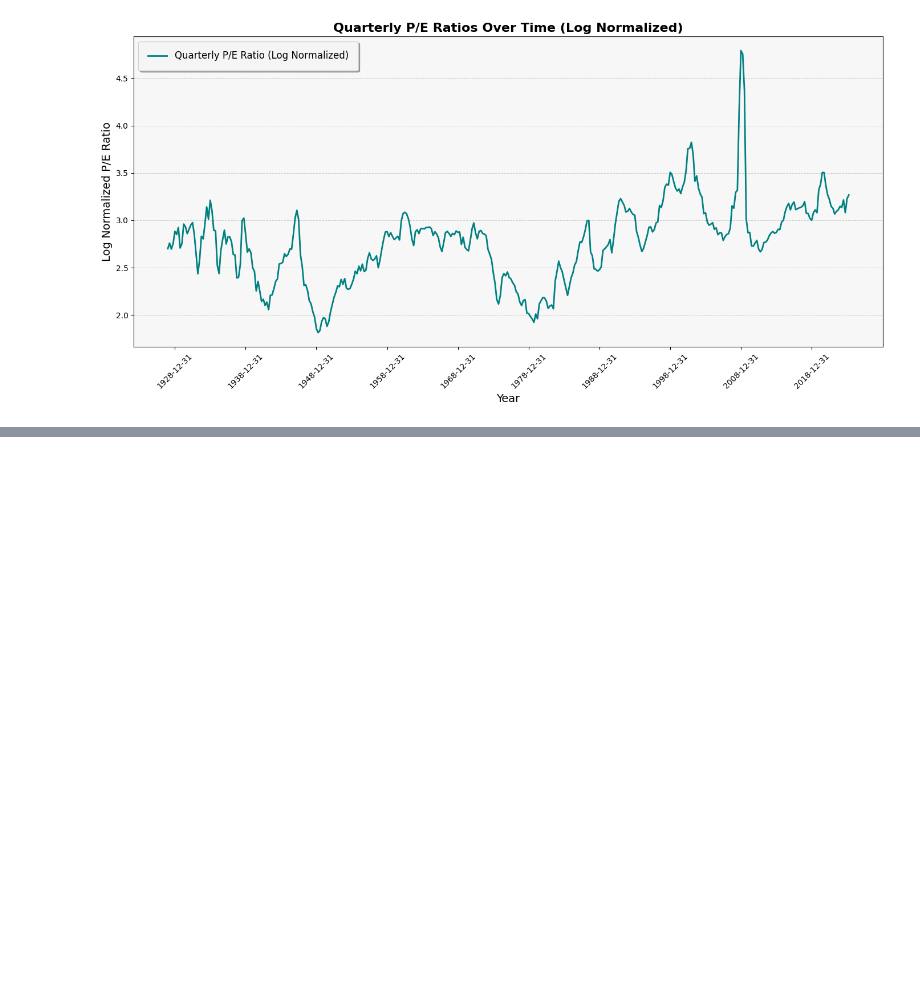
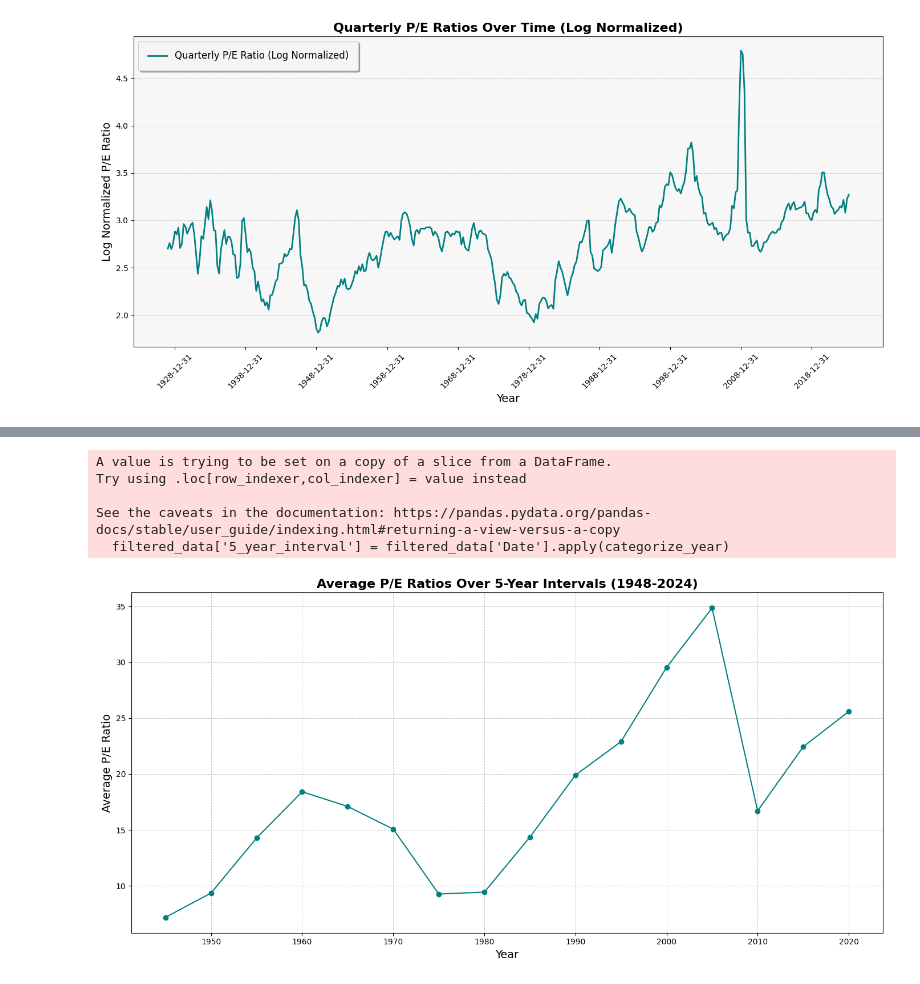
Before and after one commit to blakeziegler/AssetAllocationProj, a Jupyter notebook: Python/multiples/multiples.ipynb, the cells around one changed output, grey strips where cells are left out. Cells and saved outputs as stored; diff of their text form; code cells hidden in the pictures; blank space fills up the shorter version.

Commit message:
pe forecast done

```diff
--- a/Python/multiples/multiples.ipynb
+++ b/Python/multiples/multiples.ipynb
@@ -197,0 +214,51 @@ Average P/E Ratios:
+# %%
+import pandas as pd
+import matplotlib.pyplot as plt
+
+# Load the data
+pe_quarterly = pd.read_csv("pe_ratio_clean_total.csv")
+
+# Convert 'Date' column to datetime if not already done
+pe_quarterly['Date'] = pd.to_datetime(pe_quarterly['Date'], format='%Y-%m-%d')
+
+# Filter the data for the specified range (1948-2024)
+start_year = 1948
+end_year = 2024
+filtered_data = pe_quarterly[(pe_quarterly['Date'].dt.year >= start_year) & (pe_quarterly['Date'].dt.year <= end_year)]
+
+# Define a function to categorize into 5-year intervals
+def categorize_year(date):
+    year = date.year
+    return f"{year // 5 * 5}-{year // 5 * 5 + 4}"
+
+# Apply the function to create a new column for 5-year intervals
+filtered_data['5_year_interval'] = filtered_data['Date'].apply(categorize_year)
+
+# Calculate the average for each 5-year interval
+averages_5_years = filtered_data.groupby('5_year_interval')['value'].mean().reset_index()
+
+# Convert the '5_year_interval' to a suitable format for plotting
+averages_5_years['start_year'] = averages_5_years['5_year_interval'].apply(lambda x: int(x.split('-')[0]))
+
+# Plot the 5-year interval averages
+plt.figure(figsize=(14, 7))
+plt.plot(averages_5_years['start_year'], averages_5_years['value'], marker='o', linestyle='-', color='teal')
+
+# Add labels and title
+plt.title('Average P/E Ratios Over 5-Year Intervals (1948-2024)', fontsize=16, fontweight='bold')
+plt.xlabel('Year', fontsize=14)
+plt.ylabel('Average P/E Ratio', fontsize=14)
+
+# Enhance gridlines
+plt.grid(True, linestyle='--', linewidth=0.7, alpha=0.7)
+
+# Show the plot
+plt.tight_layout()
+plt.show()
+# %% [output]
+A value is trying to be set on a copy of a slice from a DataFrame.
+Try using .loc[row_indexer,col_indexer] = value instead
+
+See the caveats in the documentation: https://pandas.pydata.org/pandas-docs/stable/user_guide/indexing.html#returning-a-view-versus-a-copy
+  filtered_data['5_year_interval'] = filtered_data['Date'].apply(categorize_year)
+[figure, added]
```
Also changed, not shown: parts of 4 cells of this notebook, 1 other file.
